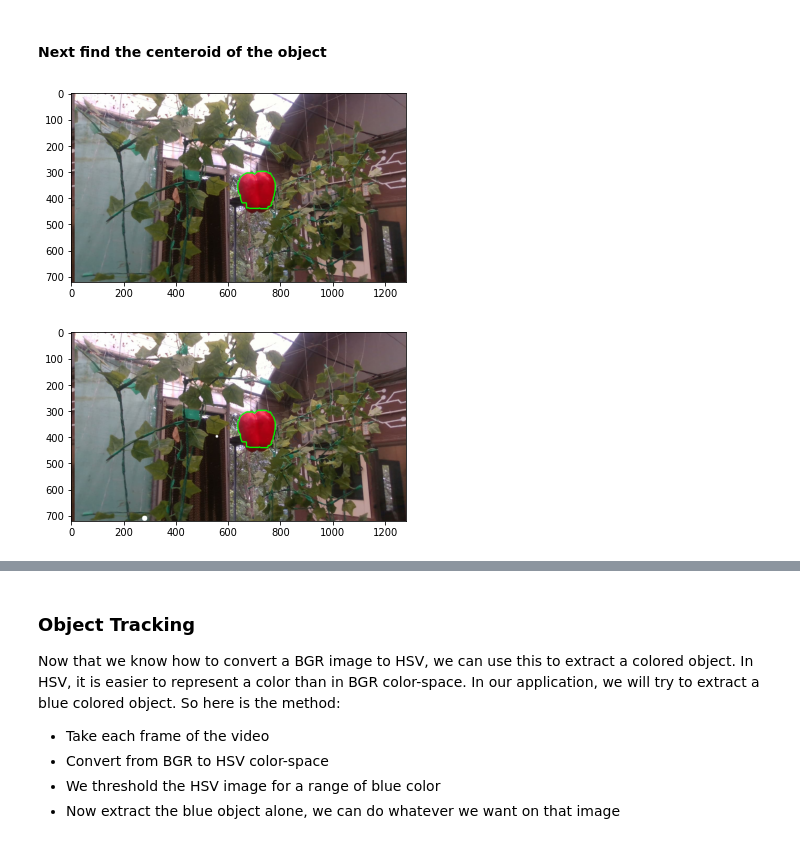
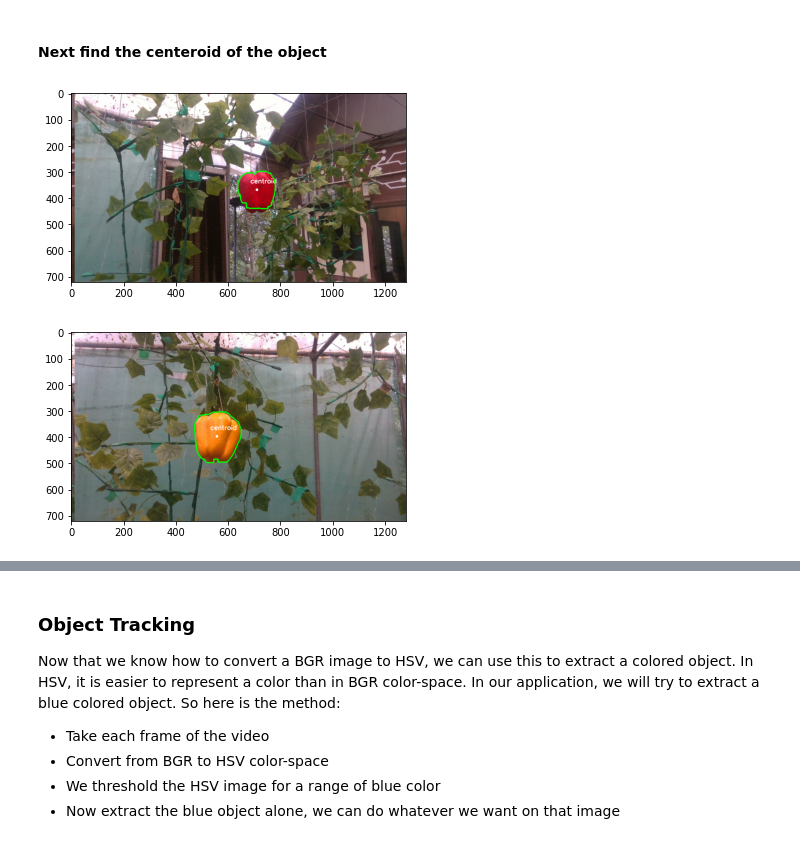
Before and after one commit to Binbasri-in/eyrc22_KB_2668, a Jupyter notebook: task2.2/opencv1.ipynb, the cells around one changed output, grey strips where cells are left out. Cells and saved outputs as stored; diff of their text form; code cells hidden in the pictures.

Commit message:
Update: Centroid was detected successfuly

```diff
--- a/task2.2/opencv1.ipynb
+++ b/task2.2/opencv1.ipynb
@@ -193,6 +193,17 @@ def process_image(image):
 
     # find the contours in the mask
     contours, hierarchy = cv2.findContours(mask, cv2.RETR_TREE, cv2.CHAIN_APPROX_SIMPLE)
+    # get the center of each contour
+    for c in contours:
+        # calculate moments for each contour
+        M = cv2.moments(c)
+        # calculate x,y coordinate of center
+        cX = int(M["m10"] / M["m00"])
+        cY = int(M["m01"] / M["m00"])
+        # drow a circle on the center
+        cv2.circle(image, (cX, cY), 5, (255, 255, 255), -1)
+        # write a text for centroid
+        cv2.putText(image, "centroid", (cX - 25, cY - 25),cv2.FONT_HERSHEY_SIMPLEX, 0.8, (255, 255, 255), 2)
     cv2.drawContours(image,contours,-1,(0,255,0),3)
     return image
 # %%
@@ -236,18 +247,16 @@ img = process_image(img)
 plt.imshow(img)
 plt.show()
 # %% [output]
-[figure, old version]
+[figure, new version]
-# %%
-# find the centroids of the tracked object
-M = cv2.moments(mask)
-cX = int(M["m10"] / M["m00"])
-cY = int(M["m01"] / M["m00"])
-
-# draw the centroid in the image
-cv2.circle(img, (cX, cY), 5, (255, 255, 255), -1)
-
-# display the image
-plt.imshow(img)
-plt.show()
-# %% [output]
-[figure, removed]
+# %%
+# get the image to be processed
+img = cv2.imread('new3.jpg')
+
+# process the image
+img = process_image(img)
+
+# display the image
+plt.imshow(img)
+plt.show()
+# %% [output]
+[figure, added]
```
Also changed, not shown: parts of 1 cell of this notebook.
